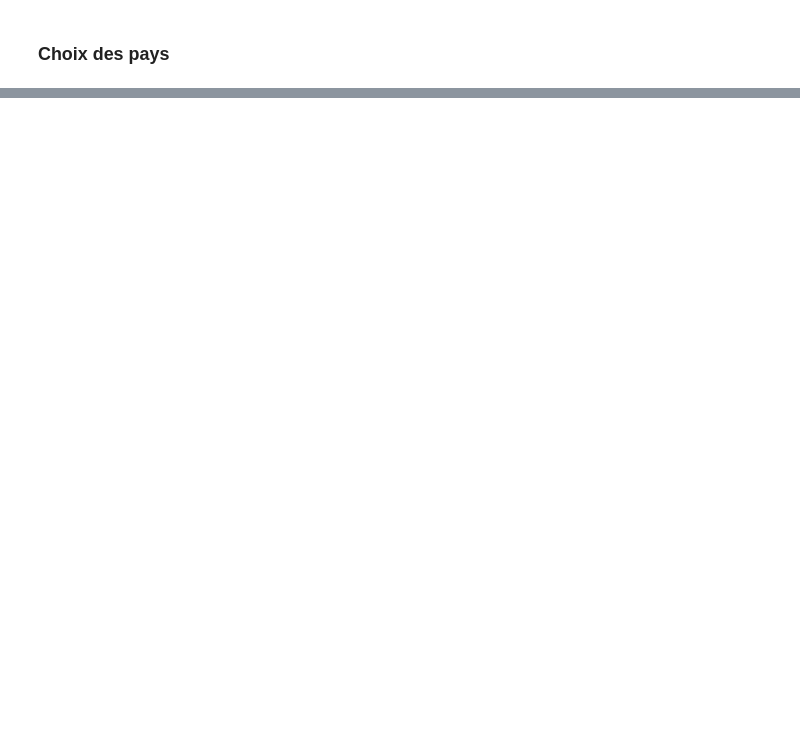
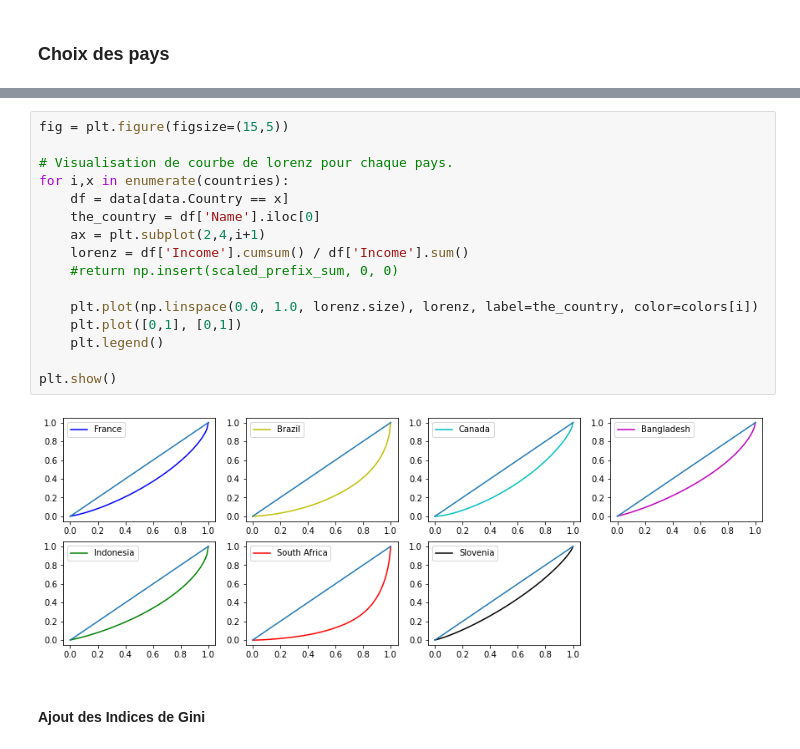
Before and after one commit to teilomillet/predictions_revenus, a Jupyter notebook: P07_01_Code.ipynb, the cells around one changed output, grey strips where cells are left out. Cells and saved outputs as stored; diff of their text form; blank space fills up the shorter version.

```diff
--- a/P07_01_Code.ipynb
+++ b/P07_01_Code.ipynb
@@ -497,0 +348,20 @@ La France est positionné : 38e
+# %%
+fig = plt.figure(figsize=(15,5))
+
+# Visualisation de courbe de lorenz pour chaque pays.
+for i,x in enumerate(countries):
+    df = data[data.Country == x]
+    the_country = df['Name'].iloc[0]
+    ax = plt.subplot(2,4,i+1)
+    lorenz = df['Income'].cumsum() / df['Income'].sum()
+    #return np.insert(scaled_prefix_sum, 0, 0)
+
+    plt.plot(np.linspace(0.0, 1.0, lorenz.size), lorenz, label=the_country, color=colors[i])
+    plt.plot([0,1], [0,1])
+    plt.legend()
+
+plt.show()
+# %% [output]
+[figure, added]
+# %% [markdown]
+#### Ajout des Indices de Gini
```
Also changed, not shown: parts of 52 cells of this notebook, 3 other files.
